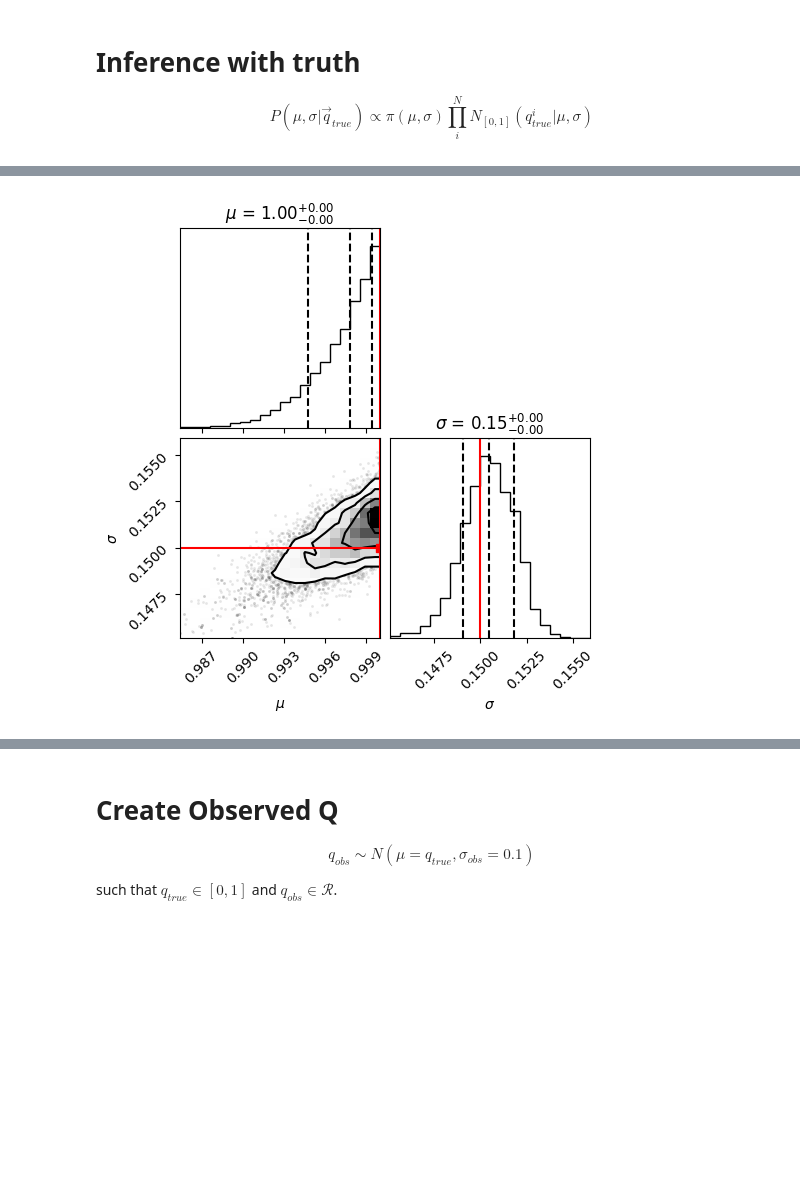
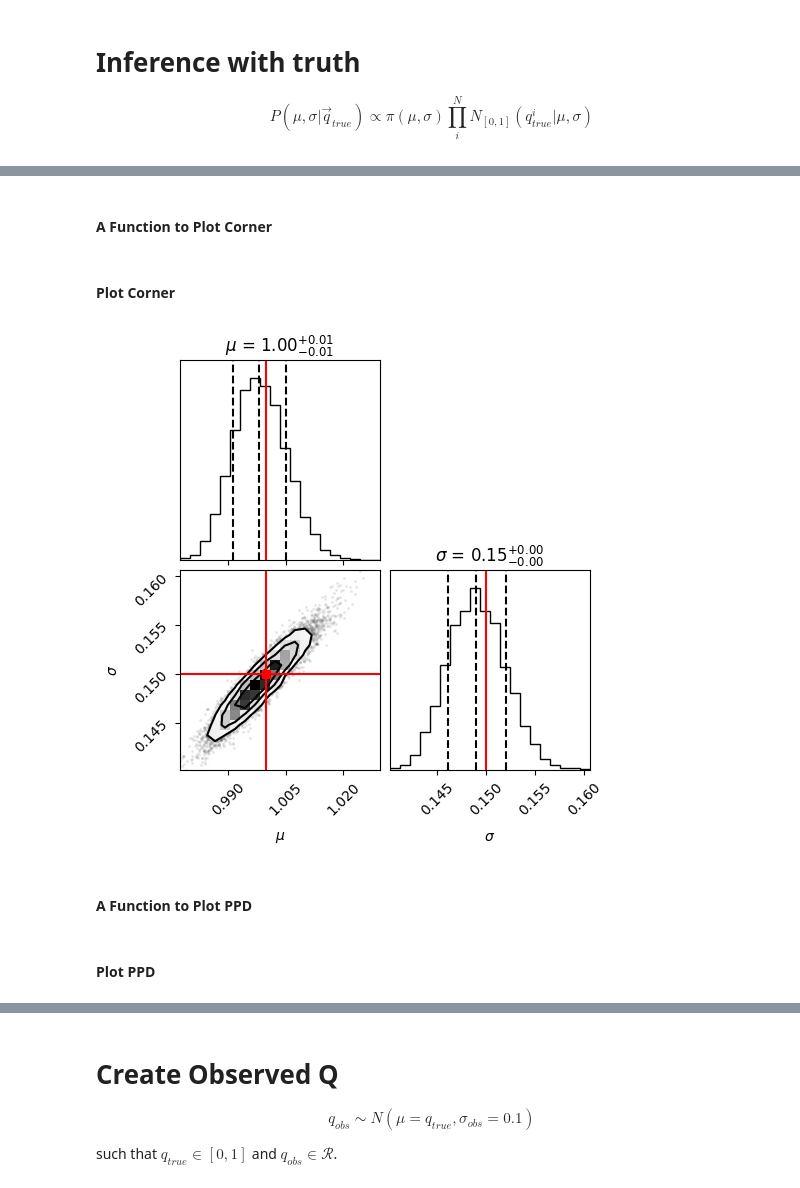
Before and after one commit to SoumendraRoy/FitQ, a Jupyter notebook: notebook.ipynb, the cells around one changed output, grey strips where cells are left out. Cells and saved outputs as stored; diff of their text form; code cells hidden in the pictures; blank space fills up the shorter version.

```diff
--- a/notebook.ipynb
+++ b/notebook.ipynb
@@ -48,7 +49,7 @@ $$
 def make_model_true(q):
     q = np.asarray(q)
     with pm.Model() as model:
-        mu = pm.Uniform("mu", lower=0.0, upper=1.0)
+        mu = pm.Uniform("mu", lower=0.0, upper=1.2)
         sigma = pm.Uniform("sigma", lower=0.1, upper=0.2)
 
         pm.TruncatedNormal("likelihood", mu=mu, sigma=sigma, lower=0.0, upper=1.0, observed=q)
@@ -66,0 +67,2 @@ There were 25 divergences after tuning. Increase `target_accept` or reparameteri
+# %% [markdown]
+#### A Function to Plot Corner
@@ -67,33 +101,8 @@ There were 25 divergences after tuning. Increase `target_accept` or reparameteri
+# %% [markdown]
+#### Plot Corner
 # %%
-data = np.array([np.array(trace.posterior.mu).flatten(),np.array(trace.posterior.sigma).flatten()]).T
-true = np.array([mut, sigmat])
-figure = corner.corner(
-    data,
-    labels=[
-        r"$\mu$",
-        r"$\sigma$",
-    ],
-    quantiles=[0.16, 0.5, 0.84],
-    show_titles=True,
-    title_kwargs={"fontsize": 12},
-)
-
-# Extract the axes
-axes = np.array(figure.axes).reshape((len(true), len(true)))
-
-# Loop over the diagonal
-for i in range(len(true)):
-    ax = axes[i, i]
-    ax.axvline(true[i], color="r")
-
-
-
-# Loop over the histograms
-for yi in range(len(true)):
-    for xi in range(yi):
-        ax = axes[yi, xi]
-        ax.axvline(true[xi], color="r")
-        ax.axhline(true[yi], color="r")
-        ax.plot(true[xi], true[yi], "sr")
+plot_corner(trace)
 # %% [output]
-[figure, old version]
+[figure, new version]
+# %% [markdown]
+#### A Function to Plot PPD
@@ -100 +156,3 @@ for yi in range(len(true)):
+# %% [markdown]
+#### Plot PPD
 # %%
```
Also changed, not shown: parts of 32 cells of this notebook, 4 other files.
